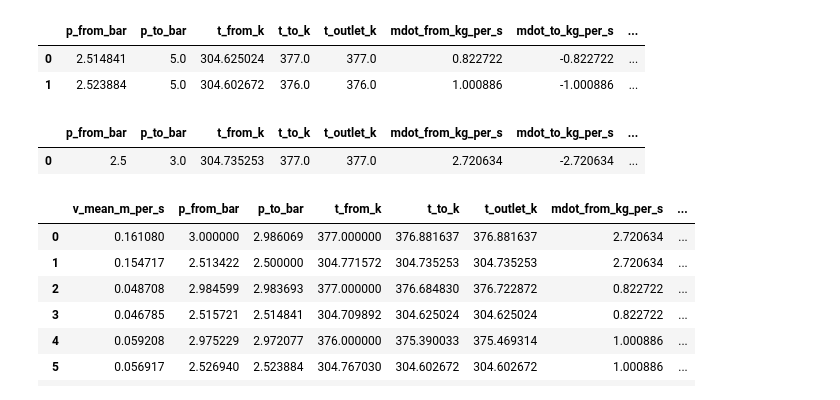
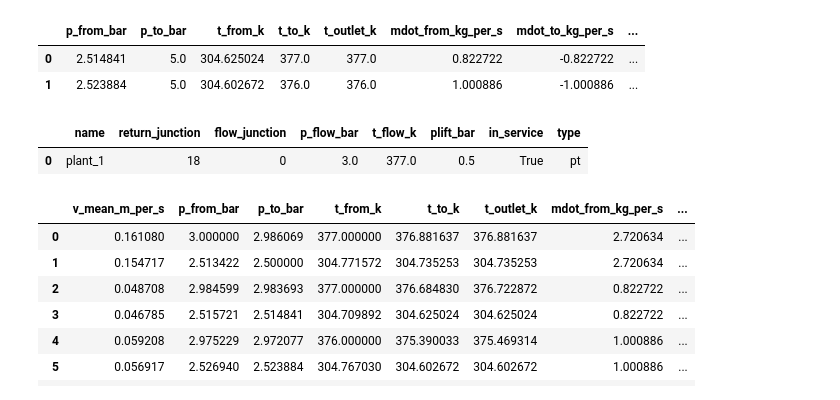
Before and after one commit to SerranoScope/Reduced_simulation, a Jupyter notebook: Normal Structure/Quatrième_cas_étude.ipynb, the cells around one changed output. Saved outputs shown, nothing was run; the diff lists cells and outputs as text; code cells hidden in the pictures.

```diff
--- a/Normal Structure/Quatrième_cas_étude.ipynb
+++ b/Normal Structure/Quatrième_cas_étude.ipynb
@@ -416,10 +416,10 @@ net.res_circ_pump_mass
 | 0 | 2.514841 | 5.0 | 304.625024 | 377.0 | 377.0 | 0.822722 | -0.822722 | ... |
 | 1 | 2.523884 | 5.0 | 304.602672 | 376.0 | 376.0 | 1.000886 | -1.000886 | ... |
 # %%
-net.res_circ_pump_pressure
+net.circ_pump_pressure
 # %% [output]
-|  | p_from_bar | p_to_bar | t_from_k | t_to_k | t_outlet_k | mdot_from_kg_per_s | mdot_to_kg_per_s | ... |
-| 0 | 2.5 | 3.0 | 304.735253 | 377.0 | 377.0 | 2.720634 | -2.720634 | ... |
+|  | name | return_junction | flow_junction | p_flow_bar | t_flow_k | plift_bar | in_service | type |
+| 0 | plant_1 | 18 | 0 | 3.0 | 377.0 | 0.5 | True | pt |
 # %%
 net.res_pipe
 # %% [output]
```
Also changed, not shown: parts of 4 cells of this notebook, 6 other files.
